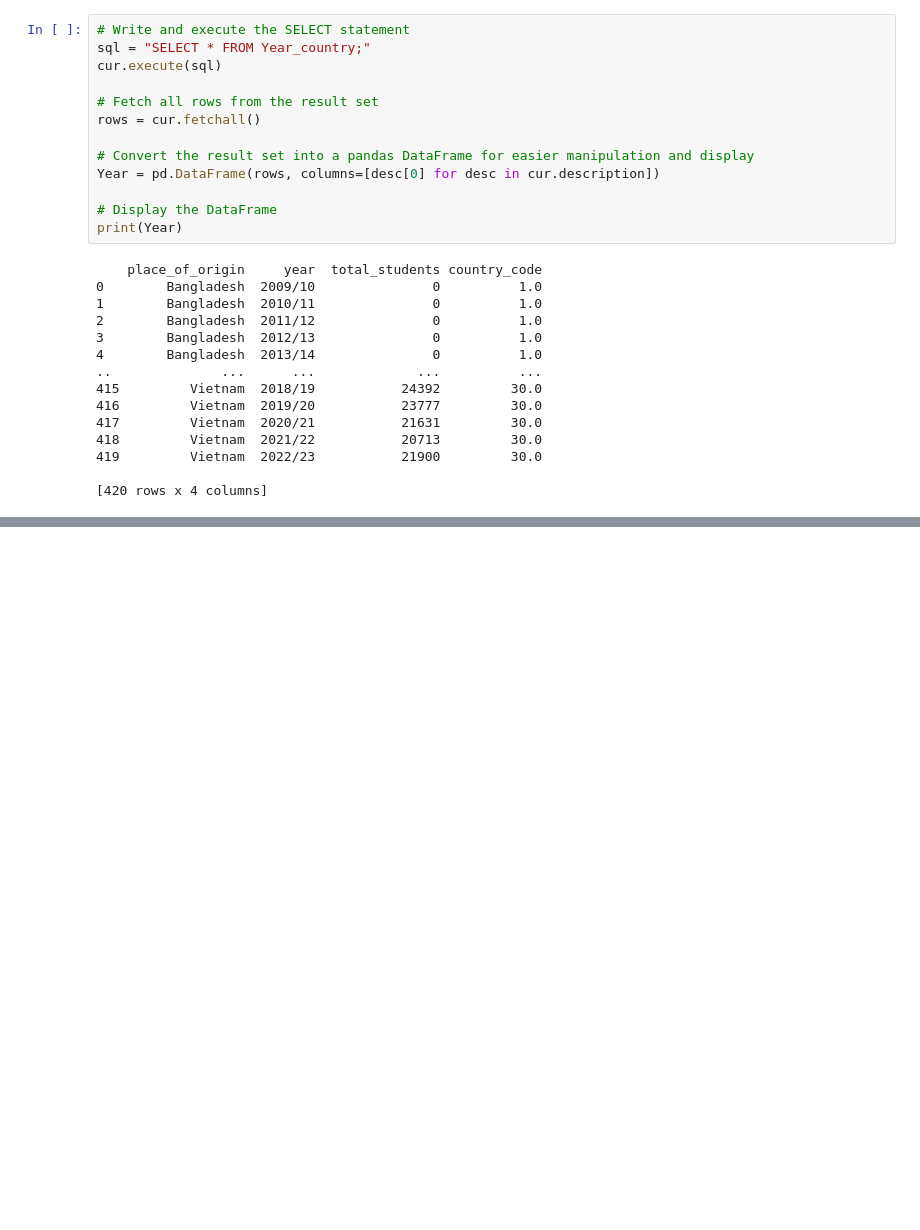
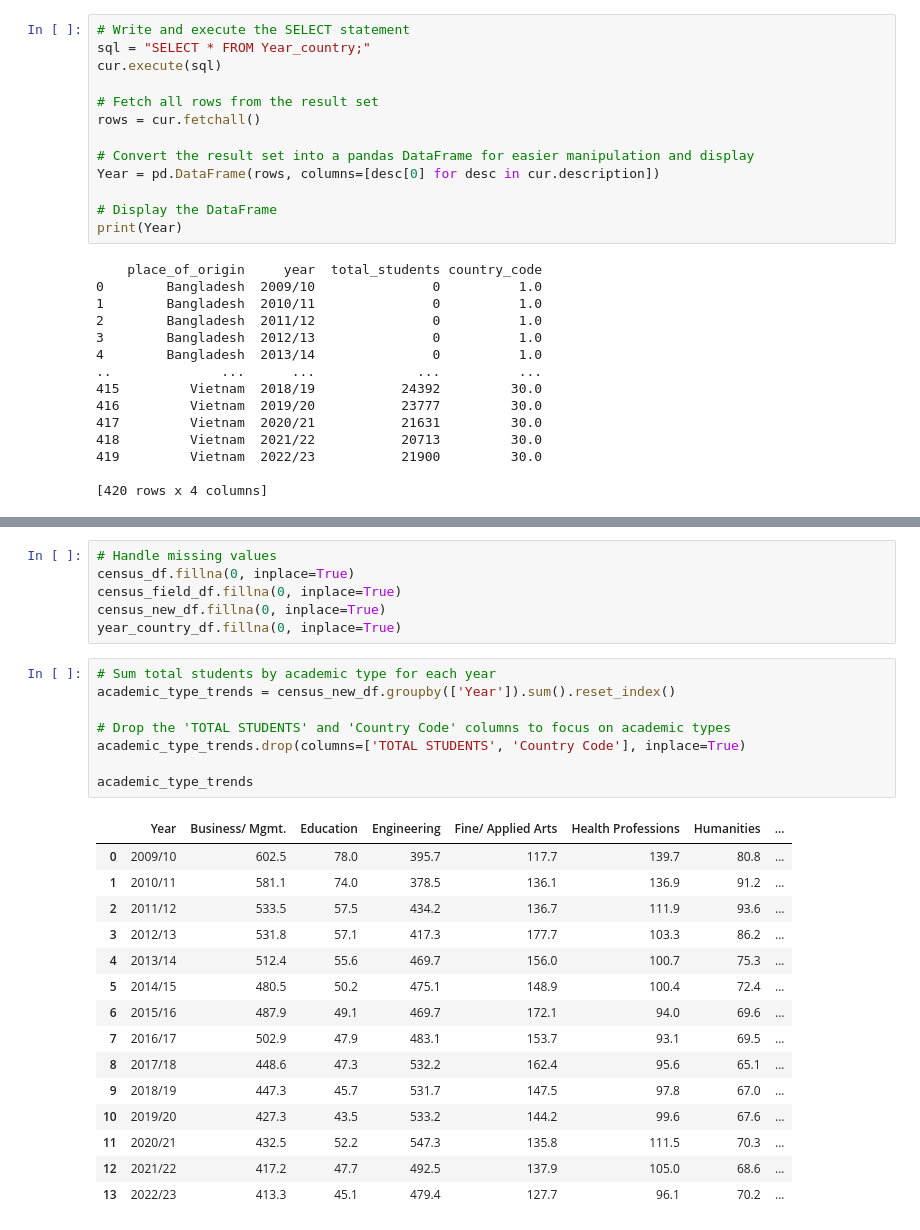
Before and after one commit to AkhilKaundinya/International-Student-Enrollment-Trends, a Jupyter notebook: Python/IST_T.ipynb, the cells around one changed output, grey strips where cells are left out. Saved outputs shown, nothing was run; the diff lists cells and outputs as text; blank space fills up the shorter version.

```diff
--- a/Python/ISE_T.ipynb
+++ b/Python/IST_T.ipynb
@@ -760,0 +790,30 @@ print(Year)
+# %%
+# Handle missing values
+census_df.fillna(0, inplace=True)
+census_field_df.fillna(0, inplace=True)
+census_new_df.fillna(0, inplace=True)
+year_country_df.fillna(0, inplace=True)
+# %%
+# Sum total students by academic type for each year
+academic_type_trends = census_new_df.groupby(['Year']).sum().reset_index()
+
+# Drop the 'TOTAL STUDENTS' and 'Country Code' columns to focus on academic types
+academic_type_trends.drop(columns=['TOTAL STUDENTS', 'Country Code'], inplace=True)
+
+academic_type_trends
+# %% [output]
+|  | Year | Business/ Mgmt. | Education | Engineering | Fine/ Applied Arts | Health Professions | Humanities | ... |
+| 0 | 2009/10 | 602.5 | 78.0 | 395.7 | 117.7 | 139.7 | 80.8 | ... |
+| 1 | 2010/11 | 581.1 | 74.0 | 378.5 | 136.1 | 136.9 | 91.2 | ... |
+| 2 | 2011/12 | 533.5 | 57.5 | 434.2 | 136.7 | 111.9 | 93.6 | ... |
+| 3 | 2012/13 | 531.8 | 57.1 | 417.3 | 177.7 | 103.3 | 86.2 | ... |
+| 4 | 2013/14 | 512.4 | 55.6 | 469.7 | 156.0 | 100.7 | 75.3 | ... |
+| 5 | 2014/15 | 480.5 | 50.2 | 475.1 | 148.9 | 100.4 | 72.4 | ... |
+| 6 | 2015/16 | 487.9 | 49.1 | 469.7 | 172.1 | 94.0 | 69.6 | ... |
+| 7 | 2016/17 | 502.9 | 47.9 | 483.1 | 153.7 | 93.1 | 69.5 | ... |
+| 8 | 2017/18 | 448.6 | 47.3 | 532.2 | 162.4 | 95.6 | 65.1 | ... |
+| 9 | 2018/19 | 447.3 | 45.7 | 531.7 | 147.5 | 97.8 | 67.0 | ... |
+| 10 | 2019/20 | 427.3 | 43.5 | 533.2 | 144.2 | 99.6 | 67.6 | ... |
+| 11 | 2020/21 | 432.5 | 52.2 | 547.3 | 135.8 | 111.5 | 70.3 | ... |
+| 12 | 2021/22 | 417.2 | 47.7 | 492.5 | 137.9 | 105.0 | 68.6 | ... |
+| 13 | 2022/23 | 413.3 | 45.1 | 479.4 | 127.7 | 96.1 | 70.2 | ... |
```
Also changed, not shown: parts of 12 cells of this notebook.
